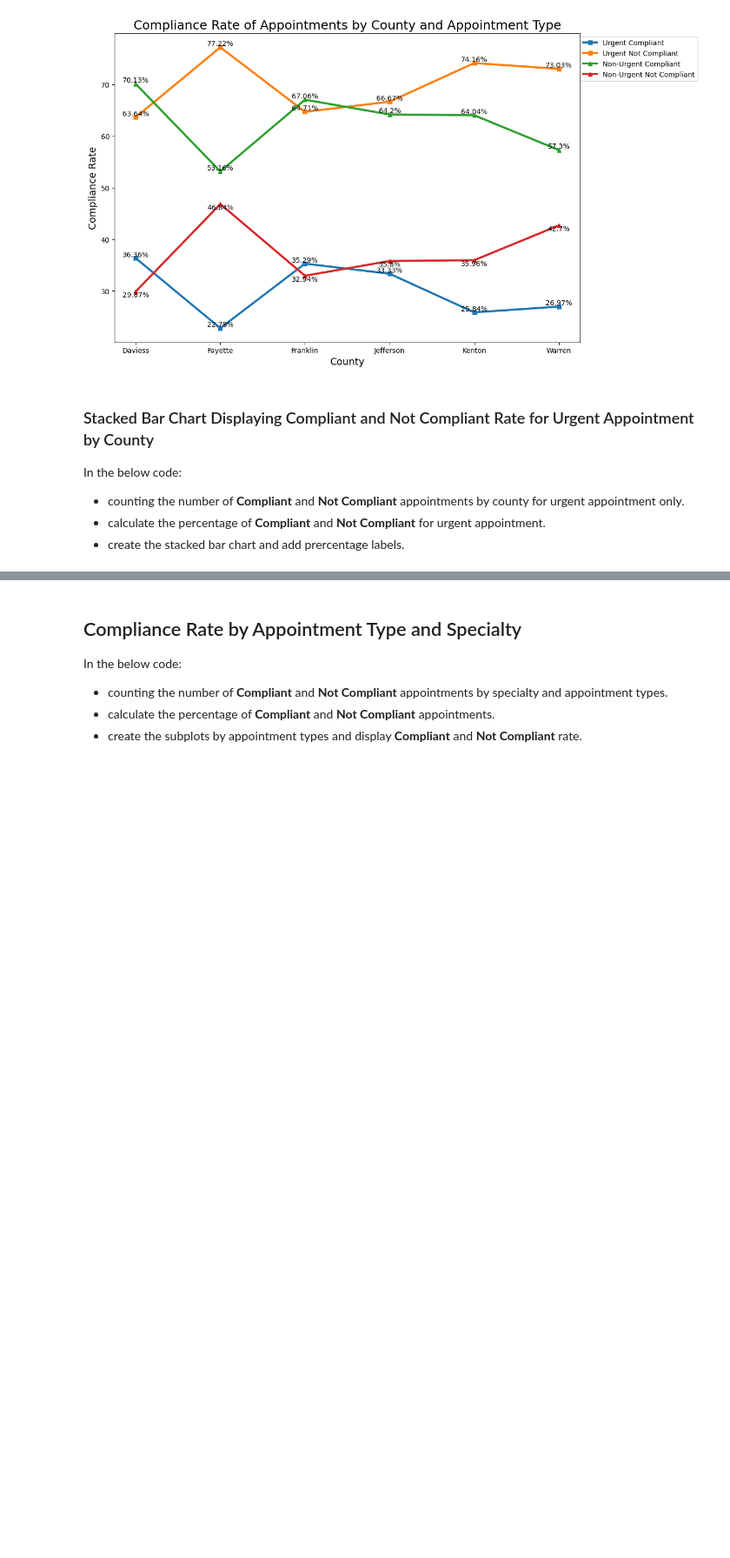
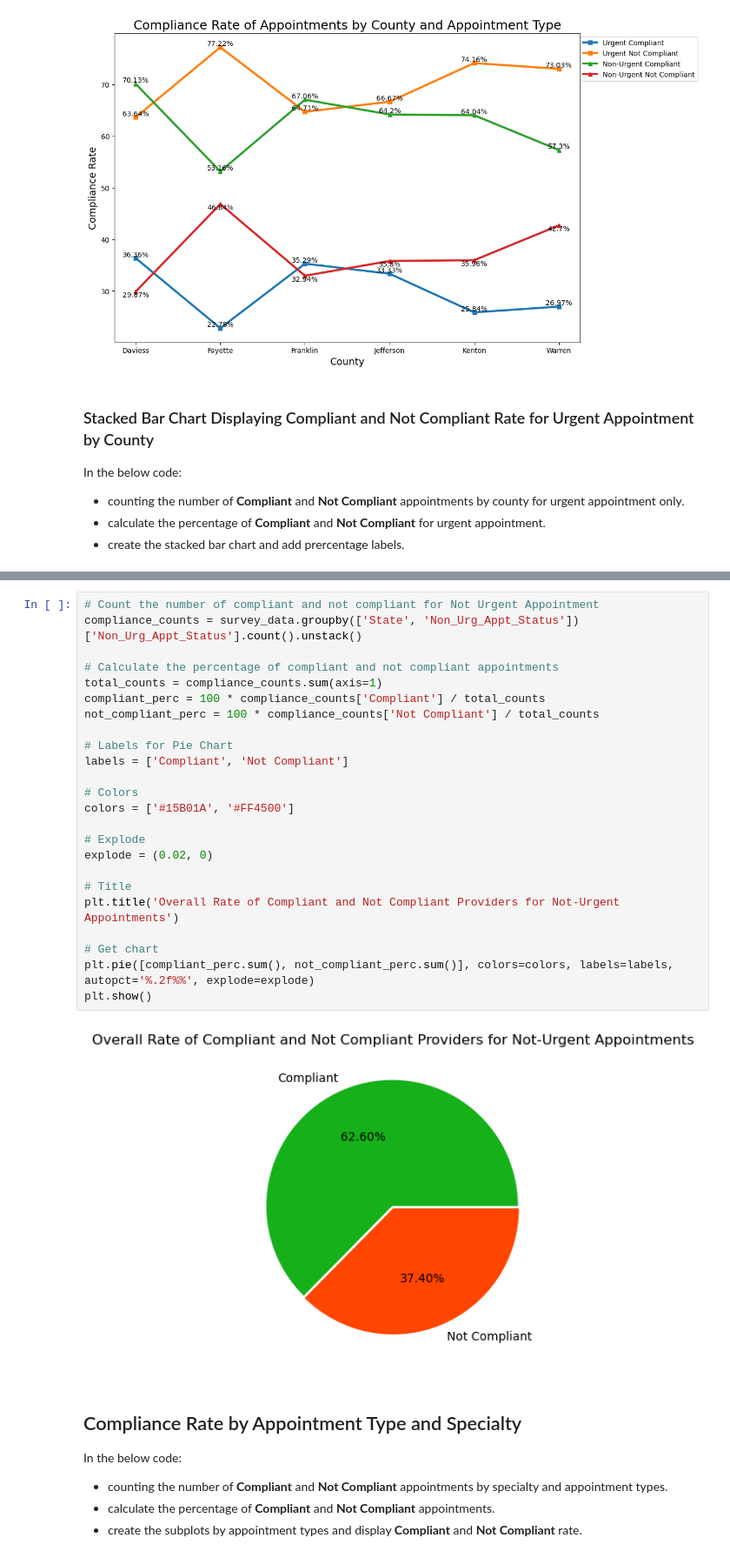
Before and after one commit to shahbijay/provider-appt-kymc, a Jupyter notebook: provider-appt-dboard.ipynb, the cells around one changed output, grey strips where cells are left out. Shown at 87% size. Saved outputs shown, nothing was run; the diff lists cells and outputs as text; blank space fills up the shorter version.

```diff
--- a/provider-appt-dboard.ipynb
+++ b/provider-appt-dboard.ipynb
@@ -384,3 +386,29 @@ plt.show()
+# %%
+# Count the number of compliant and not compliant for Not Urgent Appointment
+compliance_counts = survey_data.groupby(['State', 'Non_Urg_Appt_Status'])['Non_Urg_Appt_Status'].count().unstack()
+
+# Calculate the percentage of compliant and not compliant appointments
+total_counts = compliance_counts.sum(axis=1)
+compliant_perc = 100 * compliance_counts['Compliant'] / total_counts
+not_compliant_perc = 100 * compliance_counts['Not Compliant'] / total_counts
+
+# Labels for Pie Chart
+labels = ['Compliant', 'Not Compliant']
+
+# Colors
+colors = ['#15B01A', '#FF4500']
+
+# Explode
+explode = (0.02, 0)
+
+# Title
+plt.title('Overall Rate of Compliant and Not Compliant Providers for Not-Urgent Appointments')
+
+# Get chart
+plt.pie([compliant_perc.sum(), not_compliant_perc.sum()], colors=colors, labels=labels, autopct='%.2f%%', explode=explode)
+plt.show()
+# %% [output]
+[figure, added]
 # %% [markdown]
 ## Compliance Rate by Appointment Type and Specialty
 In the below code:
```
Also changed, not shown: parts of 5 cells of this notebook, 1 other file.
